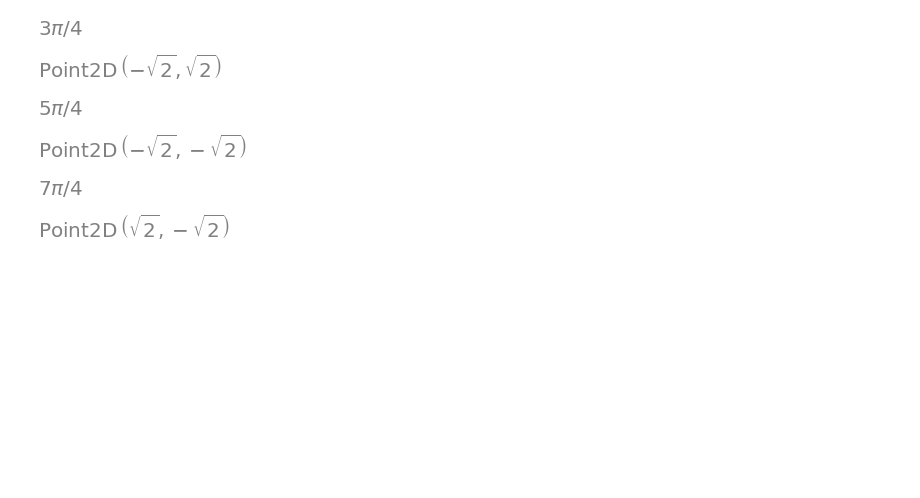
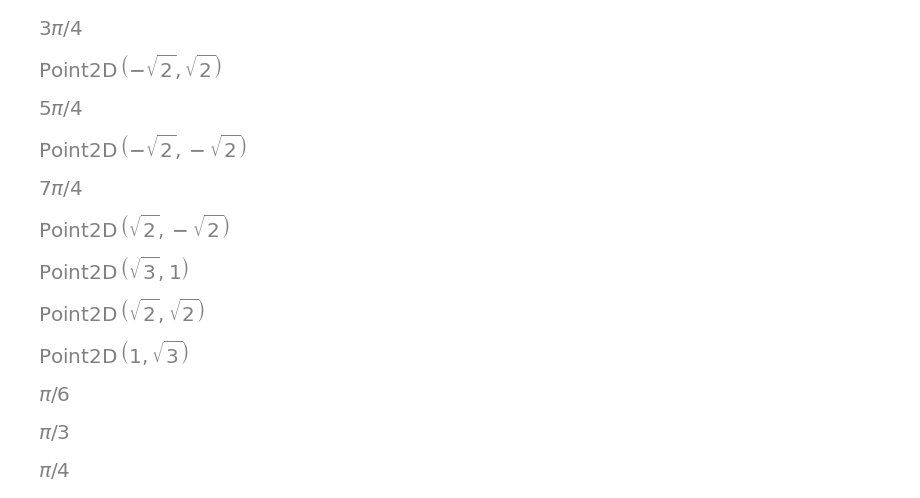
Before and after one commit to aaronrocha/Geometry_Jupyter_notebooks, a Jupyter notebook: Top3__Reduction__Formulae.ipynb, the cells around one changed output. Drawn from its saved outputs; the diff is of its cells as text; code cells hidden in the pictures; blank space fills up the shorter version.

```diff
--- a/Top3__Reduction__Formulae.ipynb
+++ b/Top3__Reduction__Formulae.ipynb
@@ -251,3 +251,27 @@ degree_315 = rad(315);degree_315
 D315 = Point(sqrt(2), -sqrt(2));D315
 # %% [output]
 [figure]
+# %%
+D30
+# %% [output]
+[figure, added]
+# %%
+D45
+# %% [output]
+[figure, added]
+# %%
+D60
+# %% [output]
+[figure, added]
+# %%
+degree_30
+# %% [output]
+[figure, added]
+# %%
+degree_60
+# %% [output]
+[figure, added]
+# %%
+degree_45
+# %% [output]
+[figure, added]
```
Also changed, not shown: parts of 2 cells of this notebook, 1 other file.
